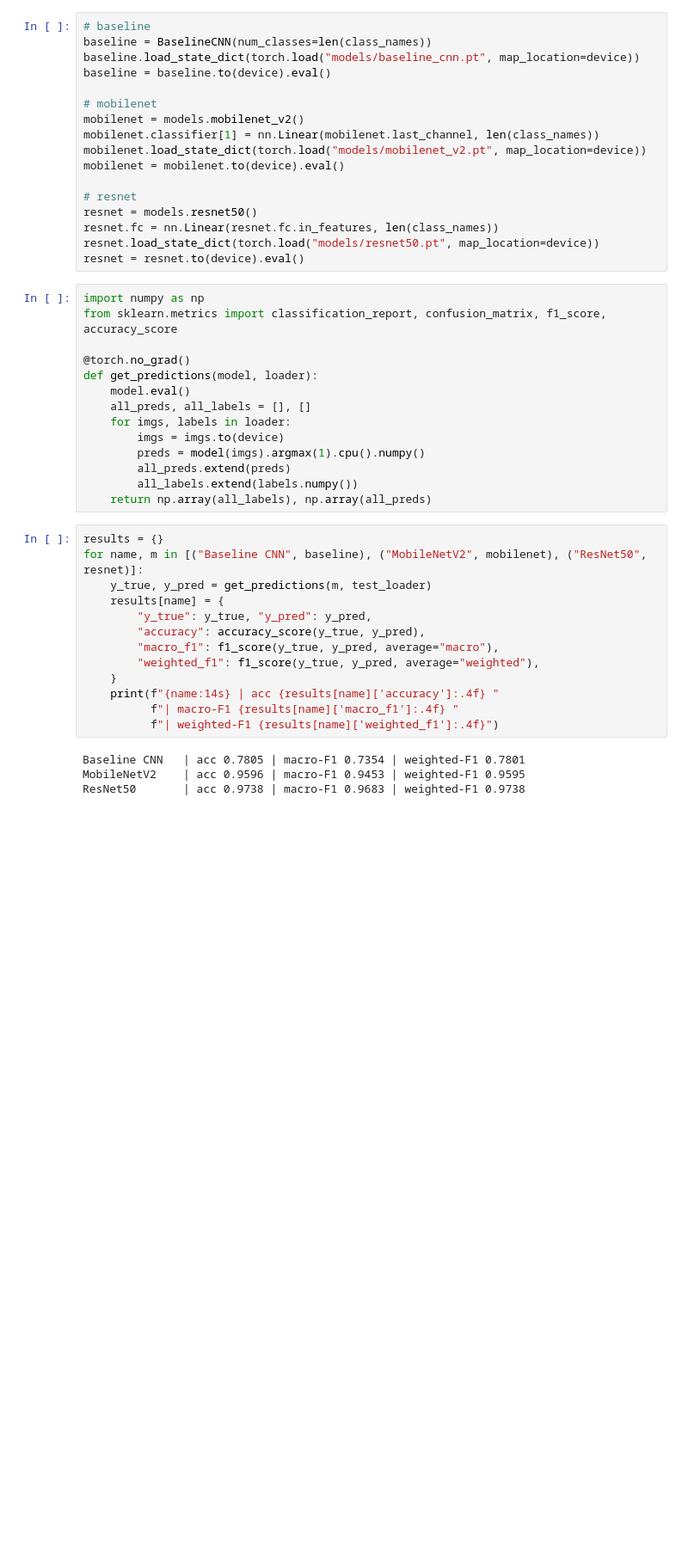
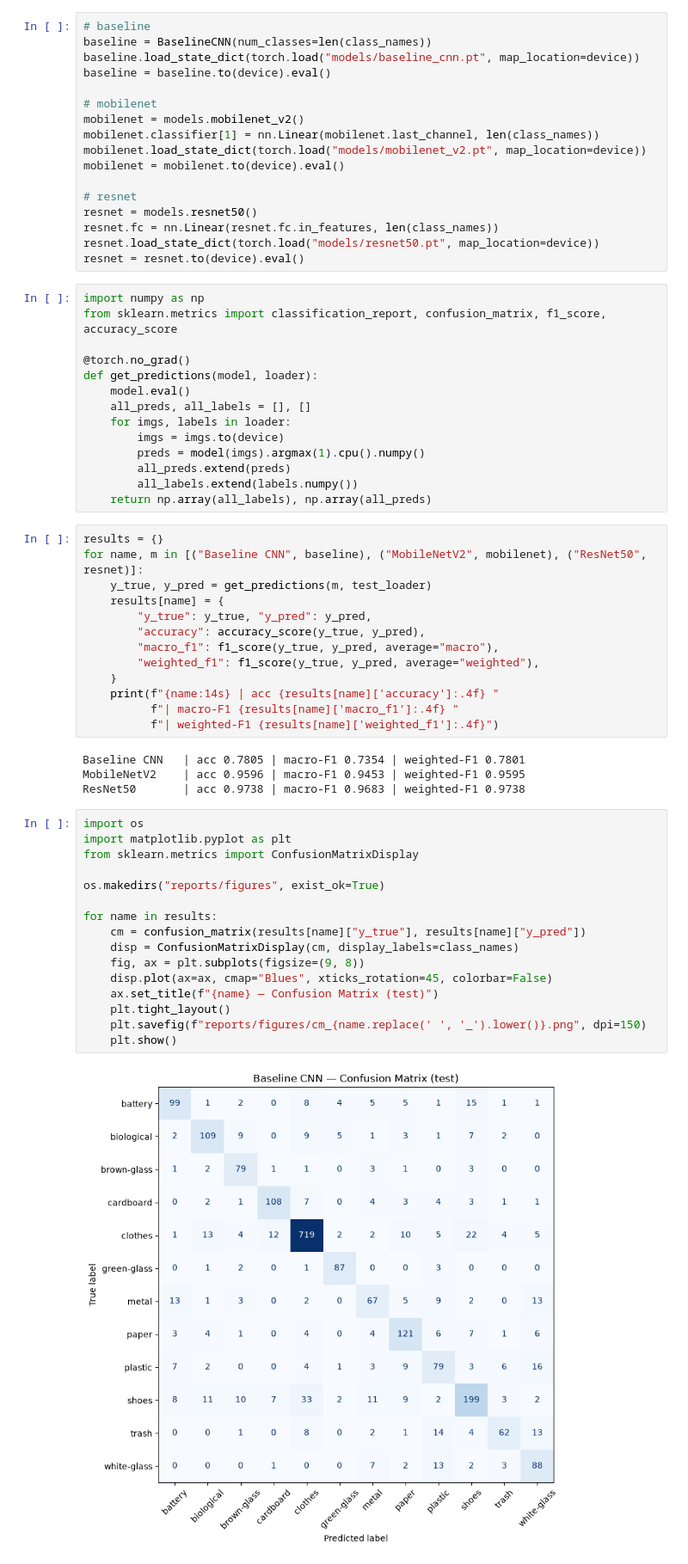
Before and after one commit to mukundnaramesh2605/RecycleVision--Garbage-Image-Classification-Using-Deep-Learning, a Jupyter notebook: 04_evaluation.ipynb, the cells around one changed output. Shown at 86% size. Saved outputs shown, nothing was run; the diff lists cells and outputs as text; blank space fills up the shorter version.

```diff
--- a/04_evaluation.ipynb
+++ b/04_evaluation.ipynb
@@ -55,3 +55,21 @@ for name, m in [("Baseline CNN", baseline), ("MobileNetV2", mobilenet), ("ResNet
 Baseline CNN   | acc 0.7805 | macro-F1 0.7354 | weighted-F1 0.7801
 MobileNetV2    | acc 0.9596 | macro-F1 0.9453 | weighted-F1 0.9595
 ResNet50       | acc 0.9738 | macro-F1 0.9683 | weighted-F1 0.9738
+# %%
+import os
+import matplotlib.pyplot as plt
+from sklearn.metrics import ConfusionMatrixDisplay
+
+os.makedirs("reports/figures", exist_ok=True)
+
+for name in results:
+    cm = confusion_matrix(results[name]["y_true"], results[name]["y_pred"])
+    disp = ConfusionMatrixDisplay(cm, display_labels=class_names)
+    fig, ax = plt.subplots(figsize=(9, 8))
+    disp.plot(ax=ax, cmap="Blues", xticks_rotation=45, colorbar=False)
+    ax.set_title(f"{name} — Confusion Matrix (test)")
+    plt.tight_layout()
+    plt.savefig(f"reports/figures/cm_{name.replace(' ', '_').lower()}.png", dpi=150)
+    plt.show()
+# %% [output]
+[figure, added]
```
Also changed, not shown: parts of 3 cells of this notebook.
